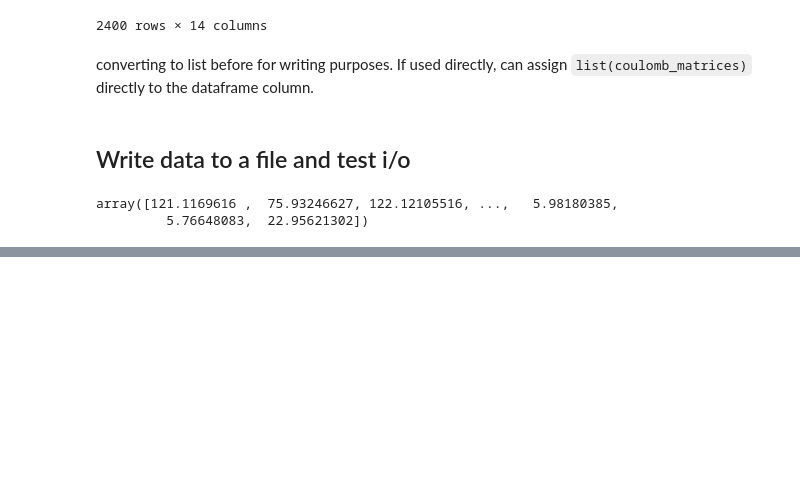
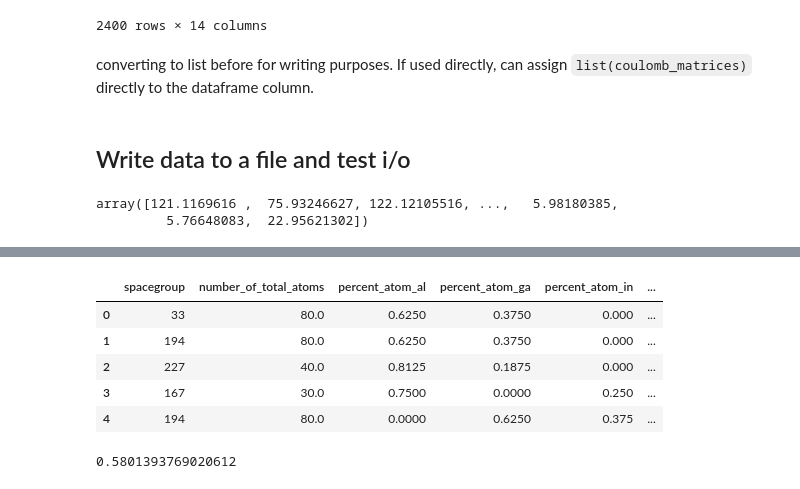
Before and after one commit to nishkakhendry/ML_Conductors, a Jupyter notebook: visualization_dataprep.ipynb, the cells around one changed output, grey strips where cells are left out. Cells and saved outputs as stored; diff of their text form; code cells hidden in the pictures; blank space fills up the shorter version.

```diff
--- a/visualization_dataprep.ipynb
+++ b/visualization_dataprep.ipynb
@@ -196,0 +294,16 @@ array([121.1169616 ,  75.93246627, 122.12105516, ...,   5.98180385,
+# %%
+dfcombined = pd.concat([train_data, principalDf], axis=1)
+dfcombined2 = dfcombined.drop(['id','formation_energy_ev_natom','bandgap_energy_ev'],axis=1)
+dfcombined2.head()
+# %% [output]
+|  | spacegroup | number_of_total_atoms | percent_atom_al | percent_atom_ga | percent_atom_in | ... |
+| 0 | 33 | 80.0 | 0.6250 | 0.3750 | 0.000 | ... |
+| 1 | 194 | 80.0 | 0.6250 | 0.3750 | 0.000 | ... |
+| 2 | 227 | 40.0 | 0.8125 | 0.1875 | 0.000 | ... |
+| 3 | 167 | 30.0 | 0.7500 | 0.0000 | 0.250 | ... |
+| 4 | 194 | 80.0 | 0.0000 | 0.6250 | 0.375 | ... |
+# %%
+reg = LinearRegression().fit(dfcombined2, train_data['formation_energy_ev_natom'])
+reg.score(dfcombined2,train_data['formation_energy_ev_natom'])
+# %% [output]
+0.5801393769020612
```
Also changed, not shown: parts of 13 cells of this notebook.
